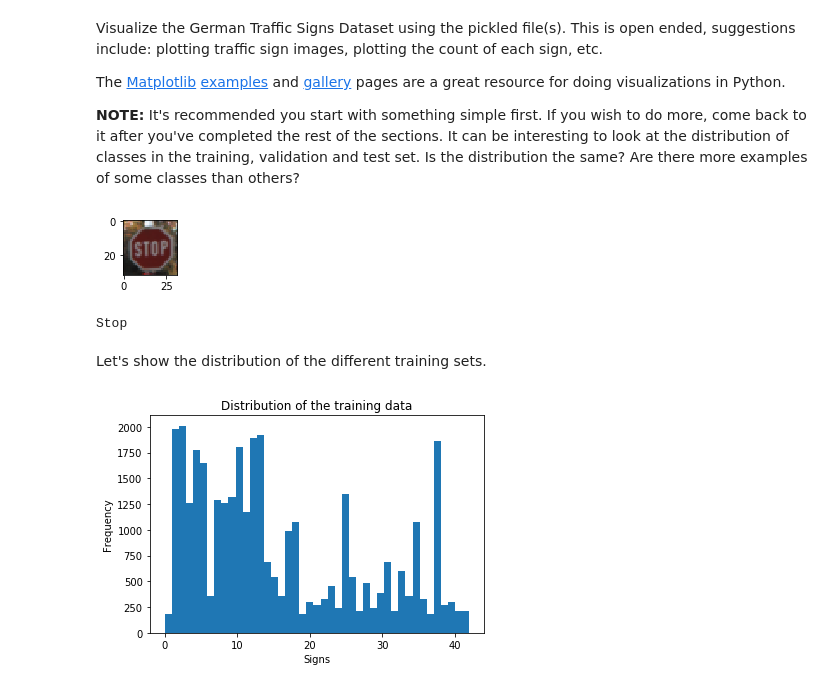
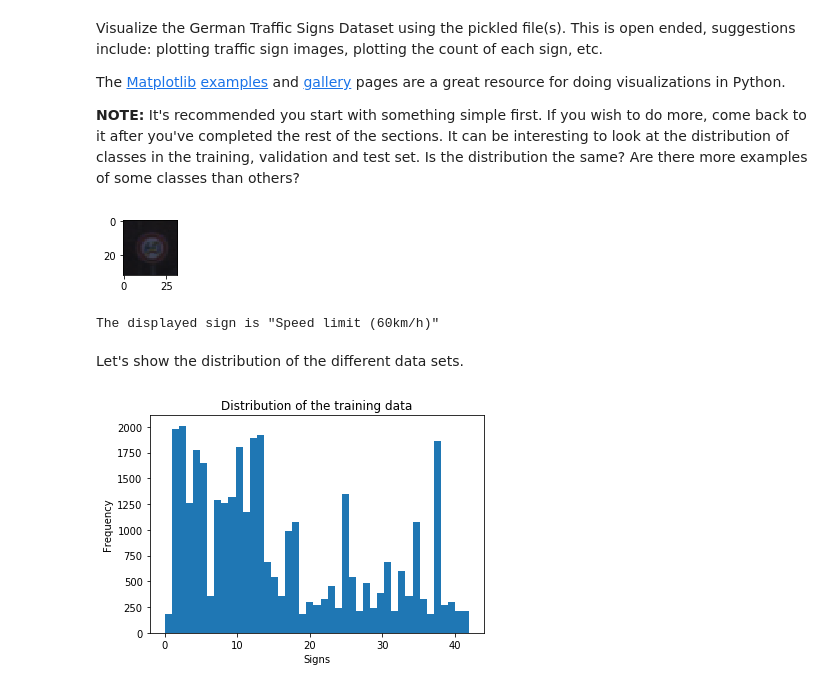
Before and after one commit to david89/self-driving-car-traffic-sign-classifier, a Jupyter notebook: notebook.ipynb, the cells around one changed output. Saved outputs shown, nothing was run; the diff lists cells and outputs as text; code cells hidden in the pictures.

```diff
--- a/notebook.ipynb
+++ b/notebook.ipynb
@@ -95,19 +139,24 @@ The [Matplotlib](http://matplotlib.org/) [examples](http://matplotlib.org/exampl
 # %%
 import random
 import math
 import matplotlib.pyplot as plt
 %matplotlib inline
 
-index = random.randint(0, n_train)
-image = X_train[index].squeeze()
+def display_random_image(data: Data) -> None:
+    """Displays a randomly selected image from the training set."""
+    X_train, y_train = data.train_data()
+    index = random.randint(0, len(X_train) - 1)
+    image = X_train[index].squeeze()
 
-plt.figure(figsize=(1, 1))
-plt.imshow(image)
-plt.show()
-print(sign_table[y_train[index]])
+    plt.figure(figsize=(1, 1))
+    plt.imshow(image)
+    plt.show()
+    print("The displayed sign is \"{}\"".format(data.sign_name(y_train[index])))
+
+display_random_image(data)
 # %% [output]
-[figure, old version]
+[figure, new version]
-Stop
+The displayed sign is "Speed limit (60km/h)"
 # %% [markdown]
-Let's show the distribution of the different training sets.
+Let's show the distribution of the different data sets.
 # %%
```
Also changed, not shown: parts of 40 cells of this notebook, 30 other files.
